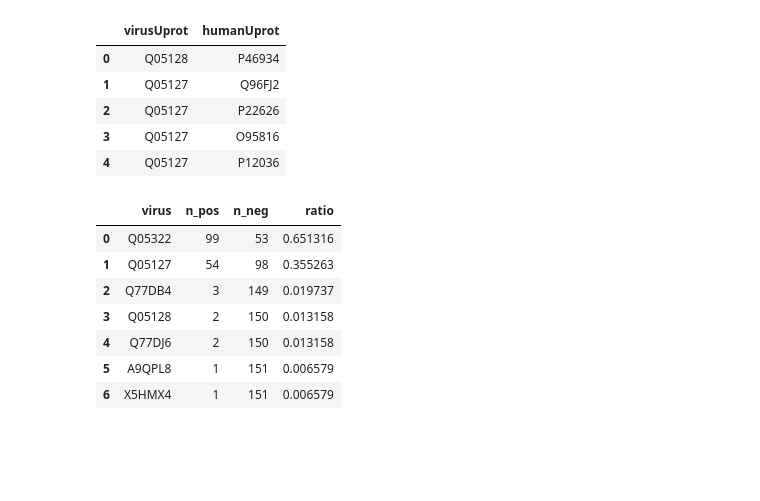
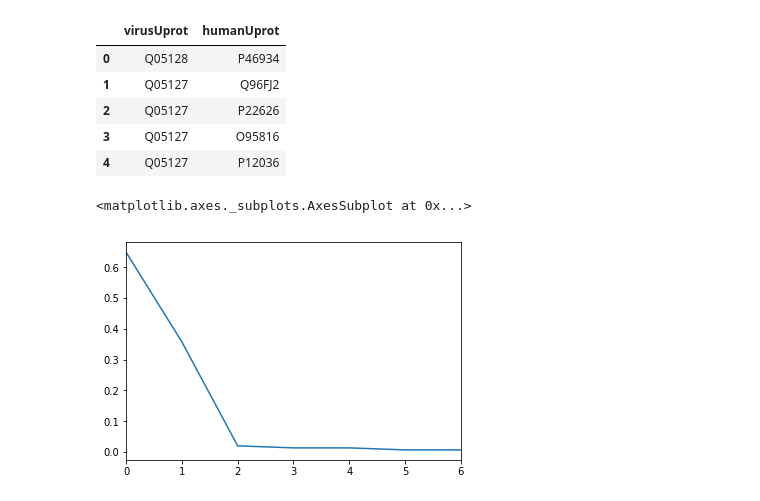
Before and after one commit to christian-rncl/cmsc499a-s2019, a Jupyter notebook: data_processing/ebola_processing.ipynb, the cells around one changed output. Cells and saved outputs as stored; diff of their text form; code cells hidden in the pictures; blank space fills up the shorter version.

```diff
--- a/data_processing/ebola_processing.ipynb
+++ b/data_processing/ebola_processing.ipynb
@@ -84,17 +88,11 @@ pd.read_csv('ebola_interactions_full.csv').head()
 | 4 | Q05127 | P12036 |
 # %%
 ranked_eboladf = rank_by_interactions(eboladf, 1)
-# %%
-ranked_eboladf
-# %% [output]
-|  | virus | n_pos | n_neg | ratio |
-| 0 | Q05322 | 99 | 53 | 0.651316 |
-| 1 | Q05127 | 54 | 98 | 0.355263 |
-| 2 | Q77DB4 | 3 | 149 | 0.019737 |
-| 3 | Q05128 | 2 | 150 | 0.013158 |
-| 4 | Q77DJ6 | 2 | 150 | 0.013158 |
-| 5 | A9QPL8 | 1 | 151 | 0.006579 |
-| 6 | X5HMX4 | 1 | 151 | 0.006579 |
+# %%
+ranked_eboladf['ratio'].plot.line()
+# %% [output]
+<matplotlib.axes._subplots.AxesSubplot at 0x...>
+[figure, added]
 # %%
 ranked_eboladf['ratio'].mean()
 # %% [output]
```
Also changed, not shown: parts of 3 cells of this notebook, 54 other files.
